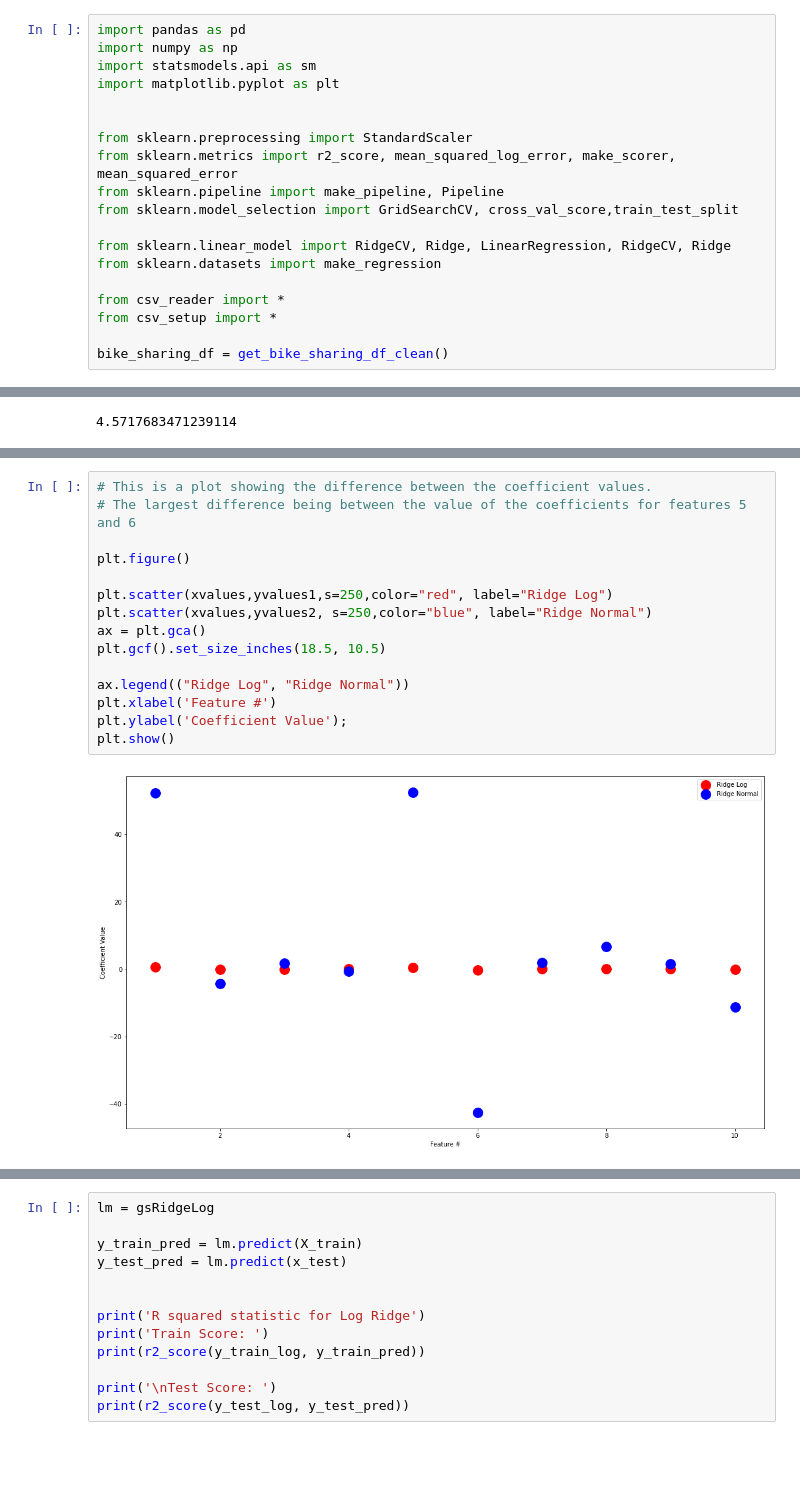
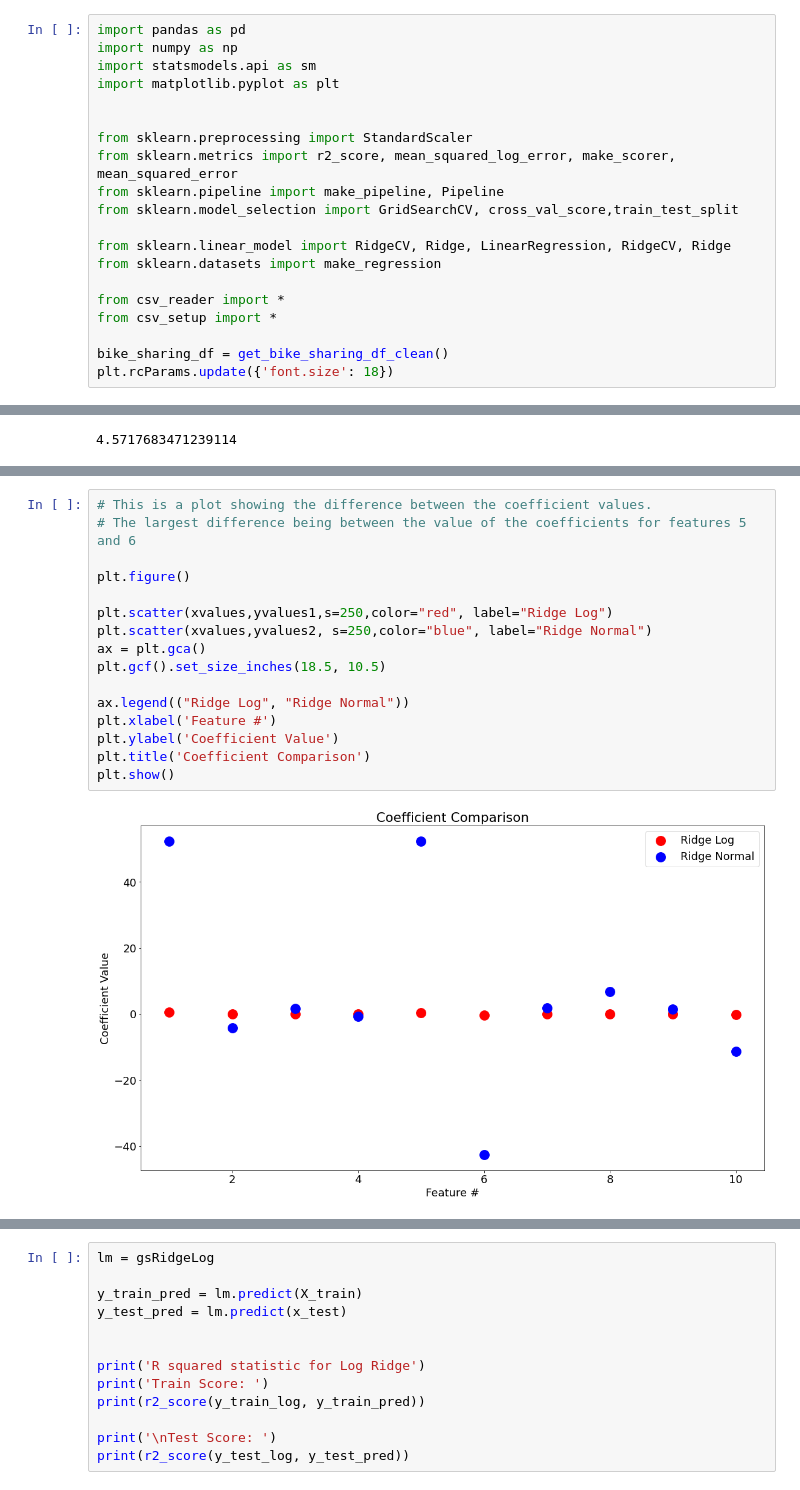
Before and after one commit to NathanHergenreter/CS574_BikeSharing, a Jupyter notebook: ridge.ipynb, the cells around one changed output, grey strips where cells are left out. Saved outputs shown, nothing was run; the diff lists cells and outputs as text; blank space fills up the shorter version.

```diff
--- a/ridge.ipynb
+++ b/ridge.ipynb
@@ -17,6 +17,7 @@ from csv_reader import *
 from csv_setup import *
 
 bike_sharing_df = get_bike_sharing_df_clean()
+plt.rcParams.update({'font.size': 18})
 # %%
 def rmsle(y_log, y0_log):
     return np.sqrt(np.mean(np.square(y_log - y0_log)))
@@ -200,20 +221,21 @@ Coefficients  [ridge] Log
 # %%
 # This is a plot showing the difference between the coefficient values.
 # The largest difference being between the value of the coefficients for features 5 and 6
 
 plt.figure()
 
 plt.scatter(xvalues,yvalues1,s=250,color="red", label="Ridge Log")
 plt.scatter(xvalues,yvalues2, s=250,color="blue", label="Ridge Normal")
 ax = plt.gca()
 plt.gcf().set_size_inches(18.5, 10.5)
 
 ax.legend(("Ridge Log", "Ridge Normal"))
 plt.xlabel('Feature #')
-plt.ylabel('Coefficient Value');
+plt.ylabel('Coefficient Value')
+plt.title('Coefficient Comparison')
 plt.show()
 # %% [output]
-[figure, old version]
+[figure, new version]
 # %%
 y_pred = gsRidgeLog.predict(x_test)
 
```
Also changed, not shown: parts of 8 cells of this notebook, 1 other file.
